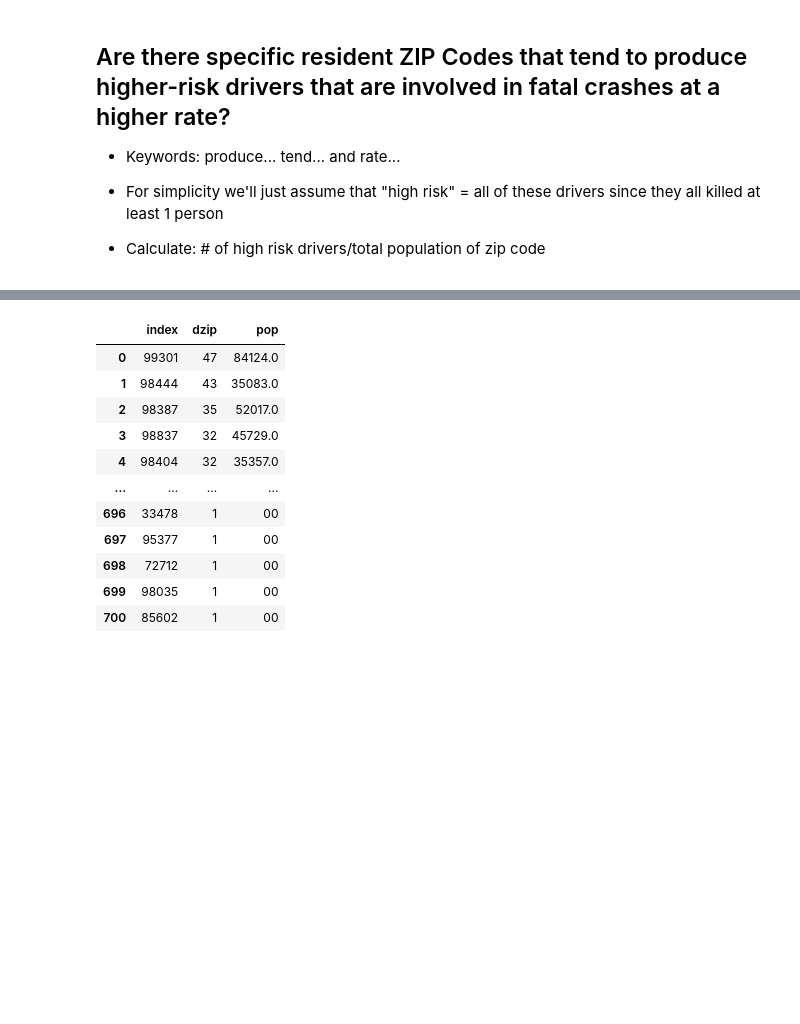
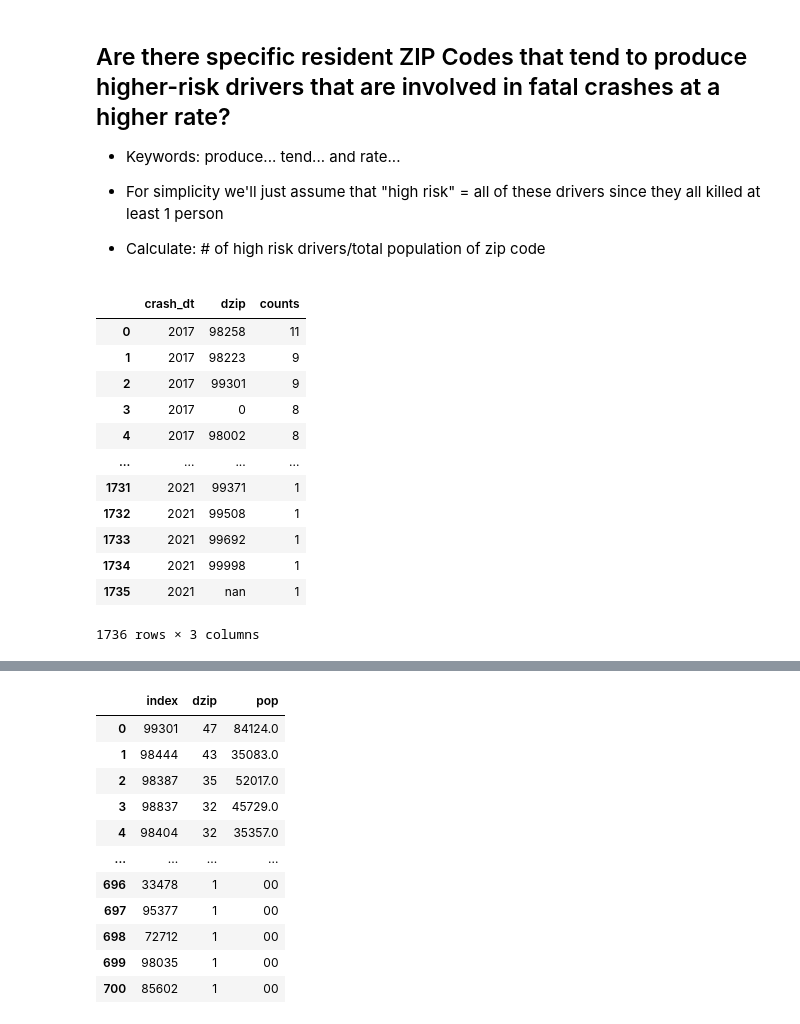
Before and after one commit to uysiri/info-challenge-teamIC23058, a Jupyter notebook: umdinfochallenge.ipynb, the cells around one changed output, grey strips where cells are left out. Saved outputs shown, nothing was run; the diff lists cells and outputs as text; code cells hidden in the pictures; blank space fills up the shorter version.

```diff
--- a/umdinfochallenge.ipynb
+++ b/umdinfochallenge.ipynb
@@ -245,3 +261,24 @@ behav_tab
 - Calculate: # of high risk drivers/total population of zip code
 # %%
 # note: we know there are 28 fatal crashes caused by drivers from CANADA
+# %%
+temp = pd.DataFrame(data.groupby(data.crash_dt.dt.year)['dzip'].value_counts())
+# %%
+temp.rename(columns={'dzip':'counts'}, inplace=True)
+temp.reset_index(inplace=True)
+# %%
+temp
+# %% [output]
+|  | crash_dt | dzip | counts |
+| 0 | 2017 | 98258 | 11 |
+| 1 | 2017 | 98223 | 9 |
+| 2 | 2017 | 99301 | 9 |
+| 3 | 2017 | 0 | 8 |
+| 4 | 2017 | 98002 | 8 |
+| ... | ... | ... | ... |
+| 1731 | 2021 | 99371 | 1 |
+| 1732 | 2021 | 99508 | 1 |
+| 1733 | 2021 | 99692 | 1 |
+| 1734 | 2021 | 99998 | 1 |
+| 1735 | 2021 | nan | 1 |
+1736 rows × 3 columns
```
Also changed, not shown: parts of 7 cells of this notebook.
